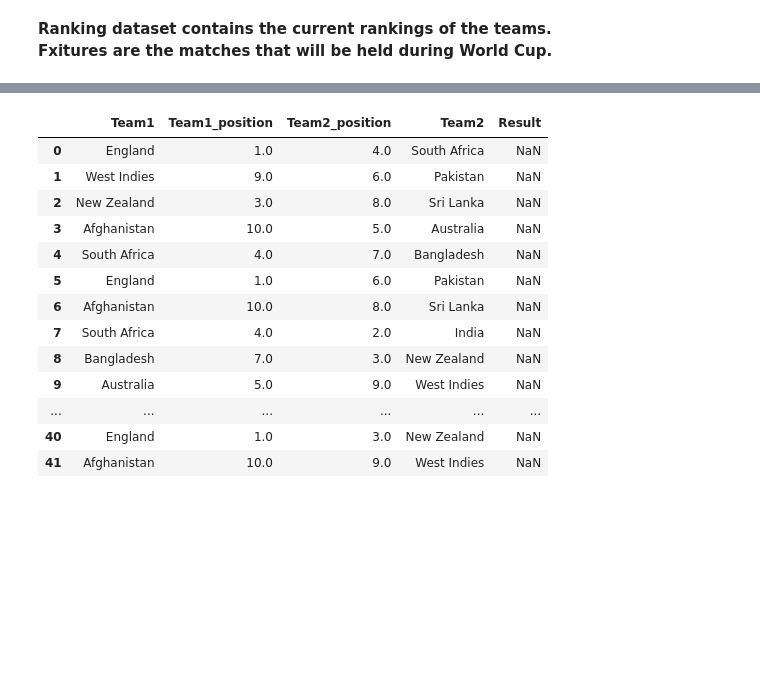
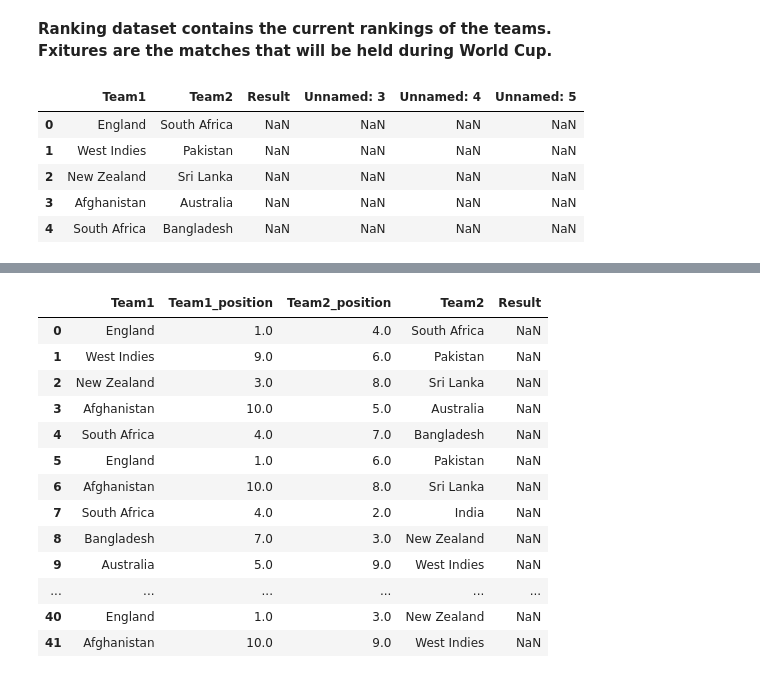
Before and after one commit to Menonvid/Cricket-dashboard, a Jupyter notebook: World_Cup_Pred.ipynb, the cells around one changed output, grey strips where cells are left out. Drawn from its saved outputs; the diff is of its cells as text; code cells hidden in the pictures; blank space fills up the shorter version.

```diff
--- a/World_Cup_Pred.ipynb
+++ b/World_Cup_Pred.ipynb
@@ -248,6 +248,15 @@ __Fxitures are the matches that will be held during World Cup.__
 ranking = pd.read_csv('data/icc_rankings.csv')
 fixtures = pd.read_csv('data/matches.csv')
 pred_set = []
+# %%
+fixtures.head()
+# %% [output]
+|  | Team1 | Team2 | Result | Unnamed: 3 | Unnamed: 4 | Unnamed: 5 |
+| 0 | England | South Africa | NaN | NaN | NaN | NaN |
+| 1 | West Indies | Pakistan | NaN | NaN | NaN | NaN |
+| 2 | New Zealand | Sri Lanka | NaN | NaN | NaN | NaN |
+| 3 | Afghanistan | Australia | NaN | NaN | NaN | NaN |
+| 4 | South Africa | Bangladesh | NaN | NaN | NaN | NaN |
 # %%
 # Inerting the columns of rankings of the teams.
 fixtures.insert(1, 'Team1_position', fixtures['Team1'].map(ranking.set_index('Team')['Current_Ranking']))
```
